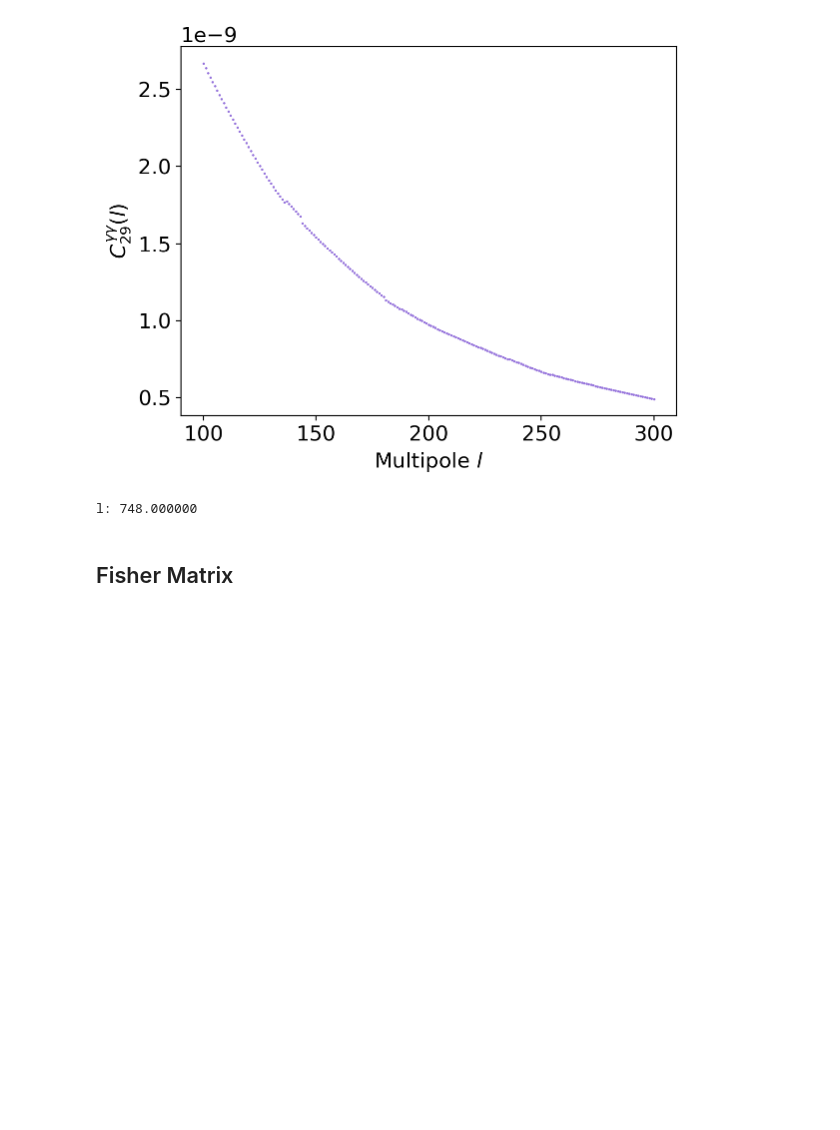
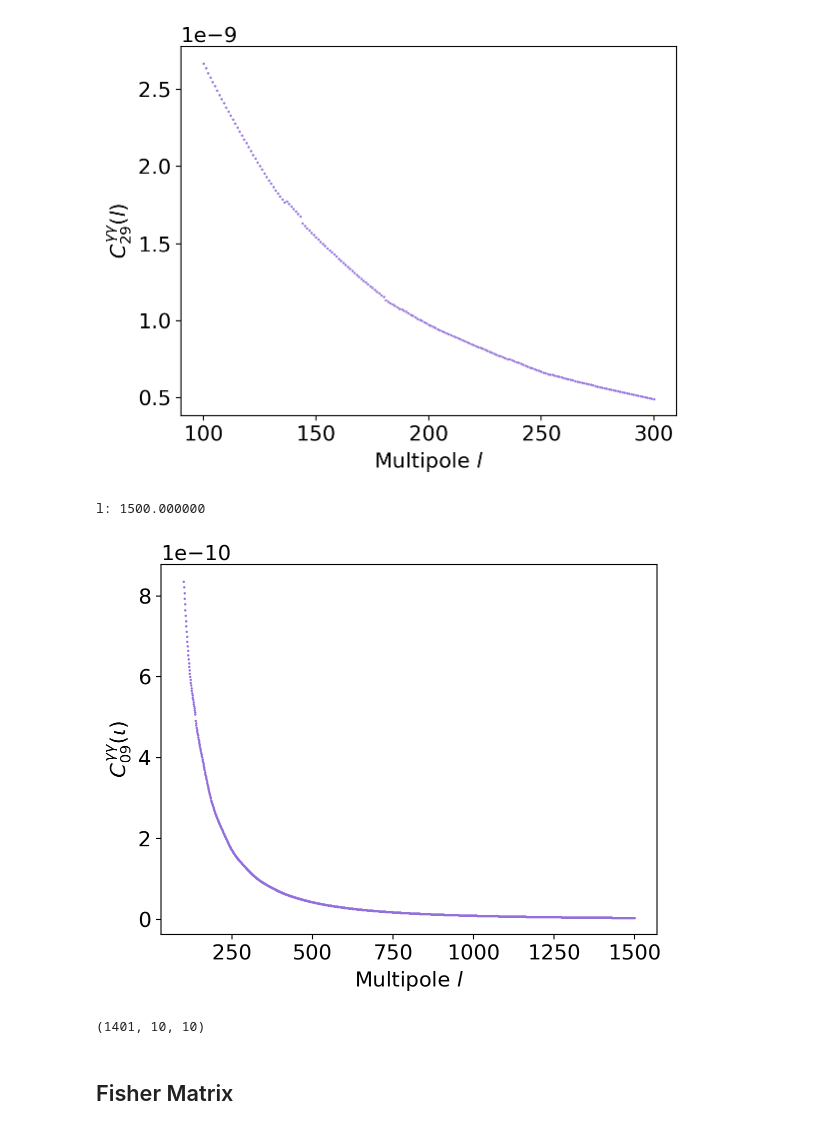
Before and after one commit to vPedreros/dfi-summer-2023, a Jupyter notebook: summer_nb copy.ipynb, the cells around one changed output. Cells and saved outputs as stored; diff of their text form; code cells hidden in the pictures; blank space fills up the shorter version.

Commit message:
done getting convergence

```diff
--- a/summer_nb copy.ipynb
+++ b/summer_nb copy.ipynb
@@ -399,11 +399,28 @@ ax.set_ylabel(r'$C_{%s%s}^{\gamma\gamma}(l)$'%(str(i),str(j)));
 l: 300.000000
 [figure]
 # %%
-cosmic_shear_array = np.zeros((1401, 10, 10))
-for l in range(100, 1501):
-    for i in range(10):
-        for j in range(10):
-            cosmic_shear_array[l-100, i, j] = convergence_gammagamma(i, j, l)
-            print("l: %f" %(l), end = '\r')
+
+#for l in range(1461, 1501):
+#    for i in range(10):
+#        for j in range(10):
+#            cosmic_shear_array[l-100, i, j] = convergence_gammagamma(i, j, l)
+#            print("l: %f" %(l), end = '\r')
 # %% [output]
-l: 748.000000
+l: 1500.000000
+# %%
+load_cosmic = np.loadtxt('convergence/cosmic_shear_array')
+
+cosmic_shear_array = np.reshape(load_cosmic, (load_cosmic.shape[0], load_cosmic.shape[1] // 10, 10))
+# %%
+fig, ax = plt.subplots()
+
+ls = np.arange(100, 1501)
+i, j = 0, 9
+
+for l in ls:
+    ax.scatter(l, cosmic_shear_array[l-100, i, j], c='mediumpurple', s=0.5)
+ax.set_xlabel('Multipole $l$')
+ax.set_ylabel(r'$C_{%s%s}^{\gamma\gamma}(\iota)$'%(str(i),str(j)));
+#ax.legend()
+# %% [output]
+[figure, added]
@@ -410,3 +430,7 @@ l: 748.000000
+# %%
+cosmic_shear_array.shape
+# %% [output]
+(1401, 10, 10)
 # %% [markdown]
 ## Fisher Matrix
 # %% [markdown]
```
Also changed, not shown: parts of 3 cells of this notebook.
